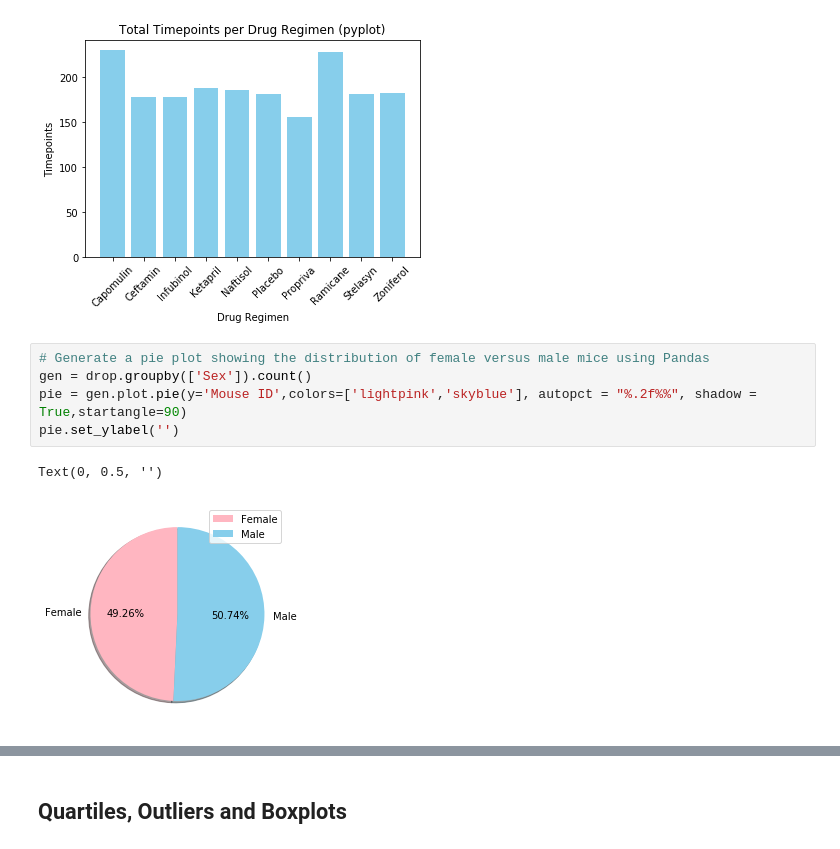
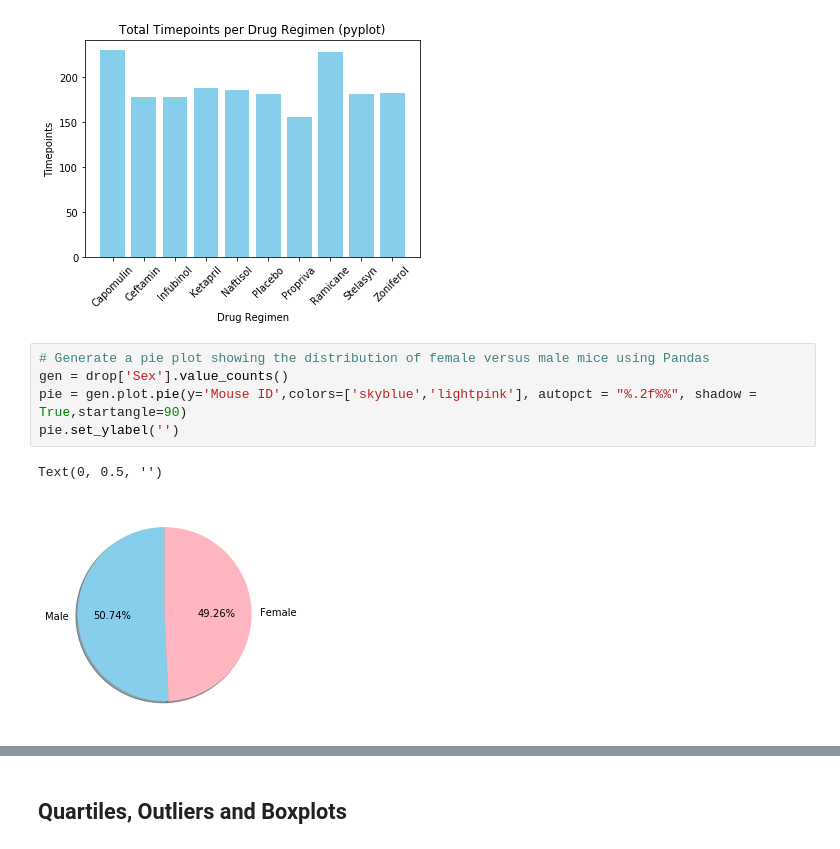
Before and after one commit to rasemanb/matplotlib-challenge, a Jupyter notebook: matplotlib-hw/pymaceuticals_starter.ipynb, the cells around one changed output, grey strips where cells are left out. Cells and saved outputs as stored; diff of their text form.

```diff
--- a/matplotlib-hw/pymaceuticals_starter.ipynb
+++ b/matplotlib-hw/pymaceuticals_starter.ipynb
@@ -161,12 +163,12 @@ Text(0, 0.5, 'Timepoints')
 [figure]
 # %%
 # Generate a pie plot showing the distribution of female versus male mice using Pandas
-gen = drop.groupby(['Sex']).count()
-pie = gen.plot.pie(y='Mouse ID',colors=['lightpink','skyblue'], autopct = "%.2f%%", shadow = True,startangle=90)
+gen = drop['Sex'].value_counts()
+pie = gen.plot.pie(y='Mouse ID',colors=['skyblue','lightpink'], autopct = "%.2f%%", shadow = True,startangle=90)
 pie.set_ylabel('')
 # %% [output]
 Text(0, 0.5, '')
-[figure, old version]
+[figure, new version]
 # %%
 # Generate a pie plot showing the distribution of female versus male mice using pyplot
 py = drop['Sex'].value_counts()
```
Also changed, not shown: parts of 12 cells of this notebook.
